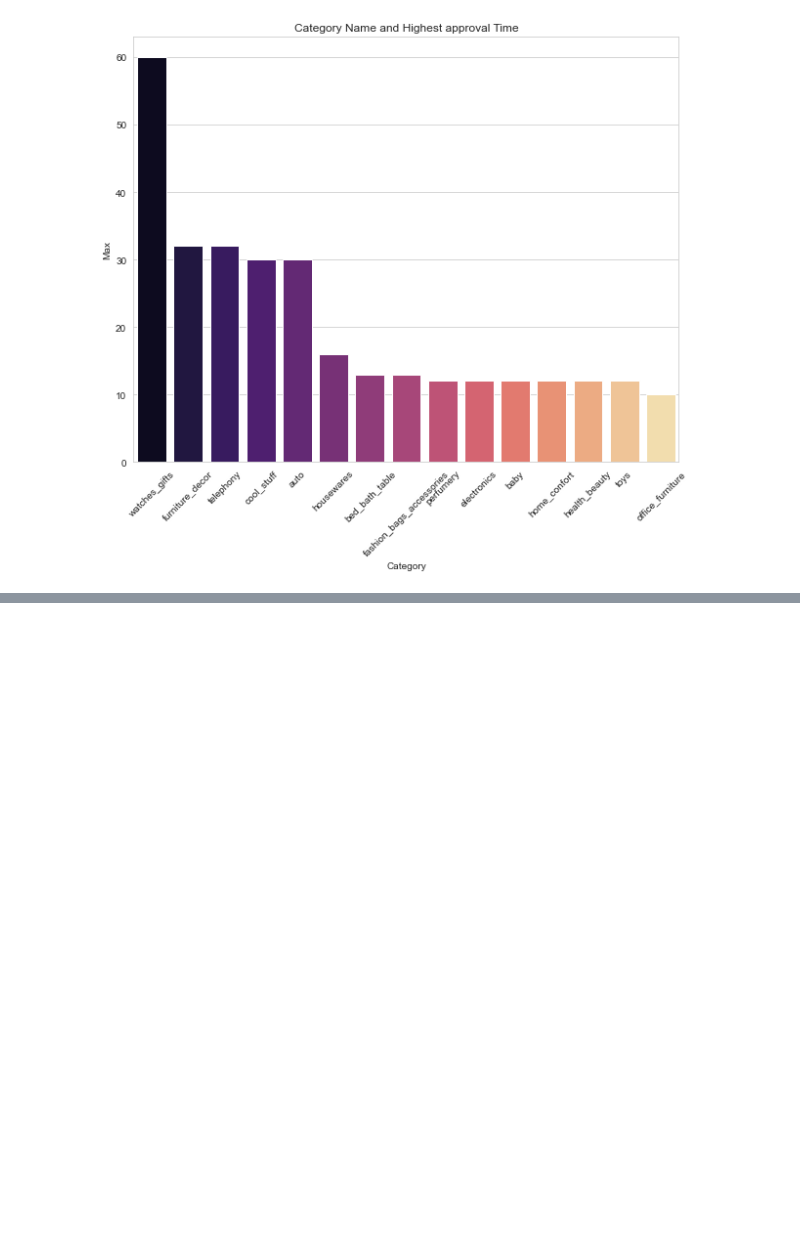
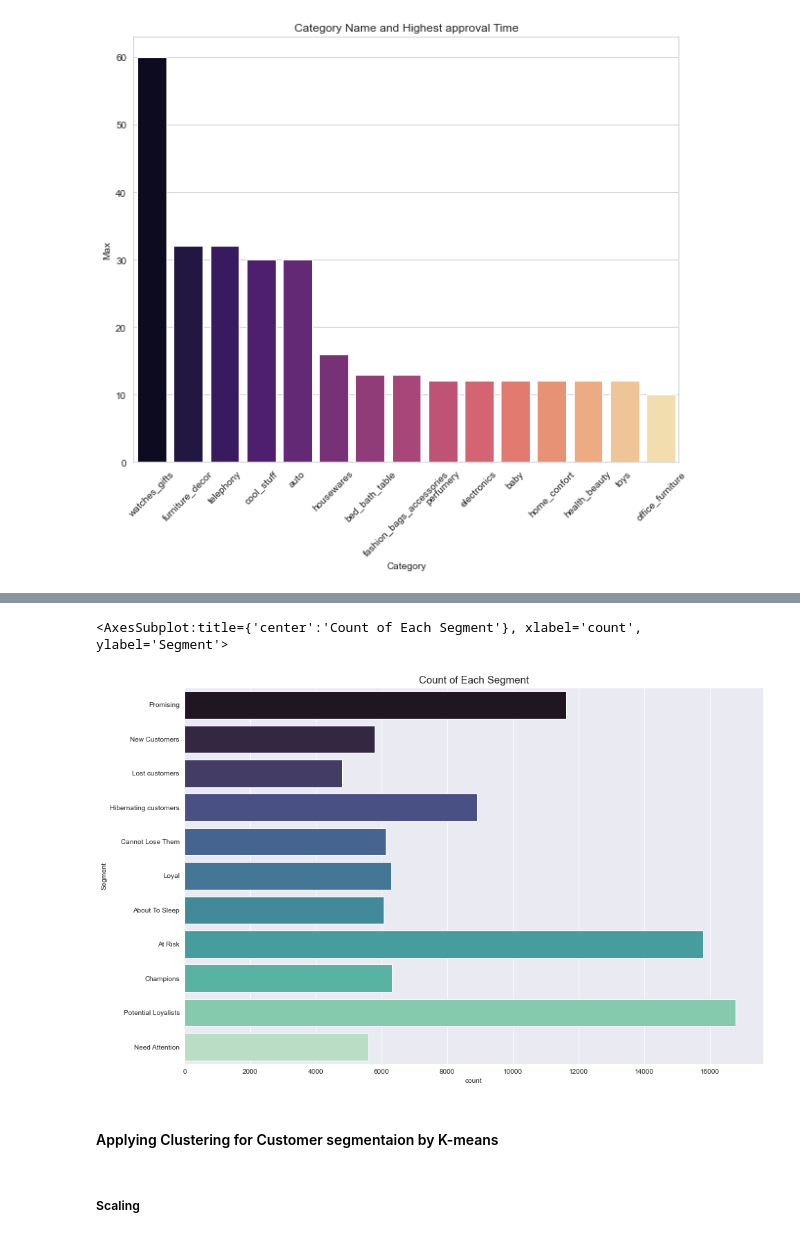
Before and after one commit to HossamahmedA/ZA-e-ecommerce, a Jupyter notebook: Full Analysis Notebook.ipynb, the cells around one changed output, grey strips where cells are left out. Saved outputs shown, nothing was run; the diff lists cells and outputs as text; code cells hidden in the pictures; blank space fills up the shorter version.

```diff
--- a/Full Analysis Notebook.ipynb
+++ b/Full Analysis Notebook.ipynb
@@ -762,0 +818,9 @@ plt.xticks(rotation=45)
+# %%
+rfm_table['R']  = pd.qcut(rfm_table['Recency'], 5, labels=[5, 4, 3, 2, 1])
+rfm_table['F']= pd.qcut(rfm_table['Frequency'].rank(method="first"), 5, labels=[1, 2, 3, 4, 5])
+rfm_table['M'] = pd.qcut(rfm_table['Monetary'], 5, labels=[1, 2, 3, 4, 5])
+# %%
+def join_rfm(data):
+    return str(data['R'])+str(data['F'])+str(data['M'])
+rfm_table['RFM_Segment']=rfm_table.apply(join_rfm,axis=1)
+rfm_table['RFM_Score']=rfm_table[['R','M','F']].sum(axis=1)
@@ -762,0 +891,26 @@ plt.xticks(rotation=45)
+# %%
+def rfm_level(data):
+    if data['RFM_Segment'] in(['555','554', '544', '545', '454', '455', '445']):
+        return 'Champions'
+    elif data['RFM_Segment']in(['543', '444', '435', '355', '354', '345', '344', '335']):
+        return 'Loyal'
+    elif data['RFM_Segment']in(['553', '551', '552', '541', '542', '533', '532', '531', '452', '451', '442', '441', '431', '453', '433', '432', '423', '353', '352', '351', '342', '341', '333', '323']):
+        return 'Potential Loyalists'
+    elif data['RFM_Segment']in(['512', '511', '422', '421', '412', '411', '311']):
+        return 'New Customers'
+    elif data['RFM_Segment']in(['525', '524', '523', '522', '521', '515', '514', '513', '425','424', '413','414','415', '315', '314', '313']):
+        return 'Promising'
+    elif data['RFM_Segment']in(['535', '534', '443', '434', '343', '334','325', '324']):
+        return 'Need Attention'
+    elif data['RFM_Segment']in(['331', '321', '312', '221', '213', '231', '241', '251']):
+        return 'About To Sleep'
+    elif data['RFM_Segment']in(['255', '254', '245', '244', '253', '252', '243', '242', '235', '234', '225', '224', '153', '152', '145', '143', '142', '135', '134', '133', '125', '124']):
+        return 'At Risk'
+    elif data['RFM_Segment']in(['155', '154', '144', '214','215','115', '114', '113']):
+        return 'Cannot Lose Them'
+    elif data['RFM_Segment']in(['332', '322', '233', '232', '223', '222', '132', '123', '122', '212', '211']):
+        return 'Hibernating customers'
+    elif data['RFM_Segment']in(['111', '112', '121', '131','141','151']):
+        return 'Lost customers'
+# %%
+rfm_table['Segment']=rfm_table.apply(rfm_level,axis=1)
@@ -762,0 +951,12 @@ plt.xticks(rotation=45)
+# %%
+plt.figure(figsize=(15,10))
+sns.set_style('darkgrid')
+plt.title('Count of Each Segment',fontsize=15)
+plt.xlabel('Segments')
+plt.ylabel('Count')
+sns.countplot(data=rfm_table,y='Segment',palette='mako')
+# %% [output]
+<AxesSubplot:title={'center':'Count of Each Segment'}, xlabel='count', ylabel='Segment'>
+[figure, added]
+# %% [markdown]
+#### Applying Clustering for Customer segmentaion by K-means
@@ -762,0 +967,2 @@ plt.xticks(rotation=45)
+# %% [markdown]
+##### Scaling
```
Also changed, not shown: parts of 35 cells of this notebook, 1 other file.
